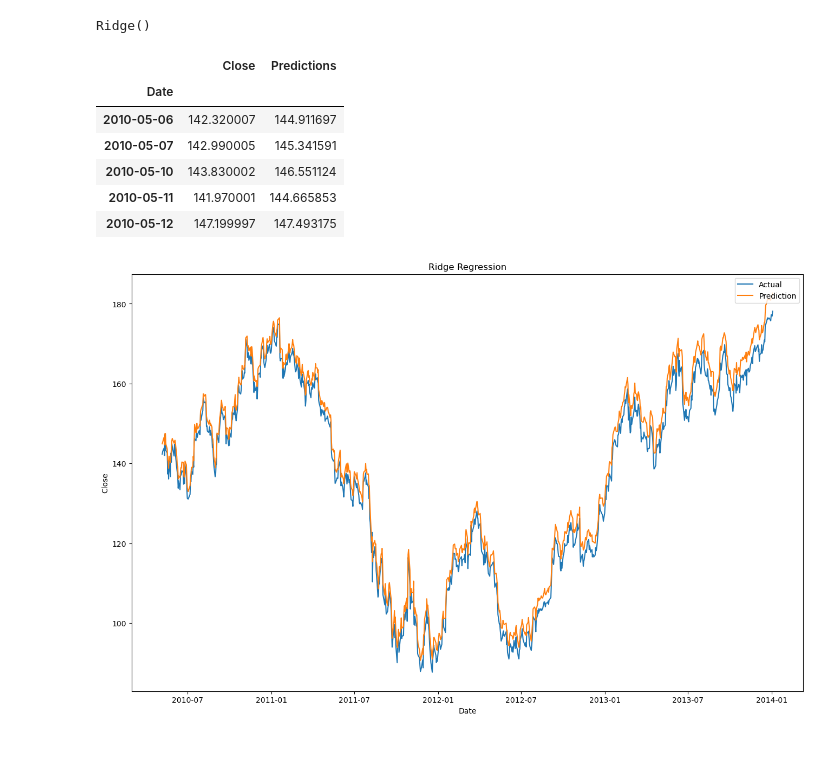
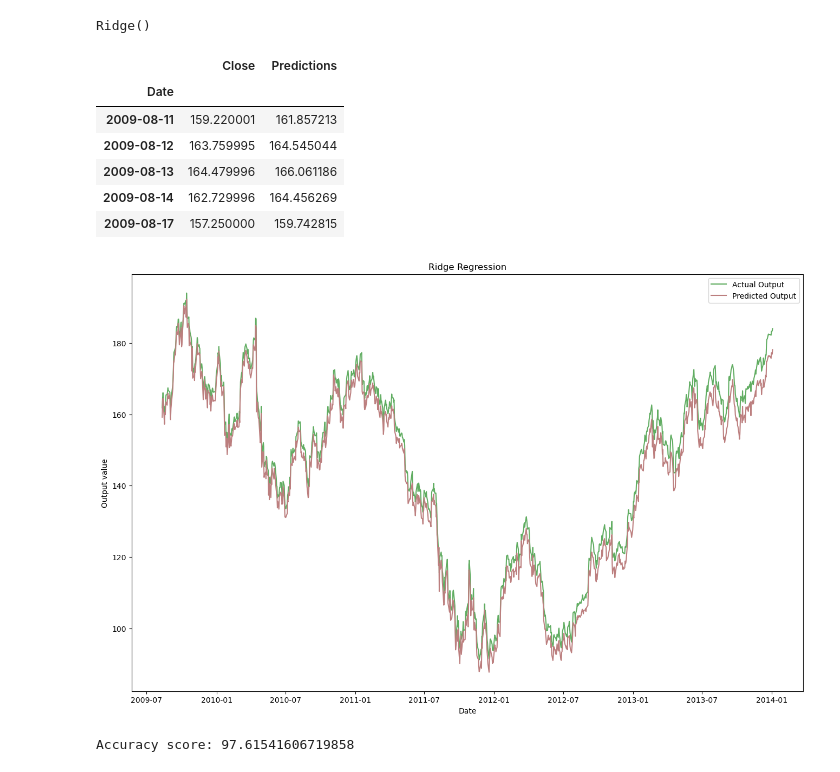
Before and after one commit to nkwleroux/YonseiAdvProgFinals, a Jupyter notebook: LassoRidge.ipynb, the cells around one changed output. Saved outputs shown, nothing was run; the diff lists cells and outputs as text; code cells hidden in the pictures.

```diff
--- a/LassoRidge.ipynb
+++ b/LassoRidge.ipynb
@@ -242,7 +262,7 @@ plt.show()
 # We want to predict close price using the best features
 X2 = df.drop(['Close','Volume','Open'], axis=1)
 y_b2 = df['Close']
-X_train, X_test, y_train, y_test = train_test_split(X2, y_b2,test_size=0.25, shuffle=False,random_state=2)
+X_train, X_test, y_train, y_test = train_test_split(X2, y_b2,test_size=0.30, shuffle=False)
 # %%
 # Creating the Ridge model and training the Model
 
@@ -263,20 +283,28 @@ close.head()
 # %% [output]
 |  | Close | Predictions |
 | Date |  |  |
-| 2010-05-06 | 142.320007 | 144.911697 |
-| 2010-05-07 | 142.990005 | 145.341591 |
-| 2010-05-10 | 143.830002 | 146.551124 |
-| 2010-05-11 | 141.970001 | 144.665853 |
-| 2010-05-12 | 147.199997 | 147.493175 |
+| 2009-08-11 | 159.220001 | 161.857213 |
+| 2009-08-12 | 163.759995 | 164.545044 |
+| 2009-08-13 | 164.479996 | 166.061186 |
+| 2009-08-14 | 162.729996 | 164.456269 |
+| 2009-08-17 | 157.250000 | 159.742815 |
 # %%
 valid = pd.DataFrame()
 
 plt.figure(figsize= (16,10))
 plt.title('Ridge Regression')
 plt.xlabel('Date')
-plt.ylabel('Close')
-plt.plot(close[['Close','Predictions']])
-plt.legend(['Actual','Prediction'], loc='upper right')
+plt.ylabel('Output value')
+plt.plot(close[['Predictions']],color='#61ad62')
+plt.plot(close[['Close']],color='#bc7f7f')
+plt.legend(['Actual Output','Predicted Output'], loc='upper right')
 plt.show()
 # %% [output]
-[figure, old version]
+[figure, new version]
+# %%
+scatter_x = close['Close'].mean()
+scatter_y = close['Predictions'].mean()
+acc = scatter_x/scatter_y*100
+print("Accuracy score:", acc)
+# %% [output]
+Accuracy score: 97.61541606719858
```
Also changed, not shown: parts of 12 cells of this notebook, 1 other file.
